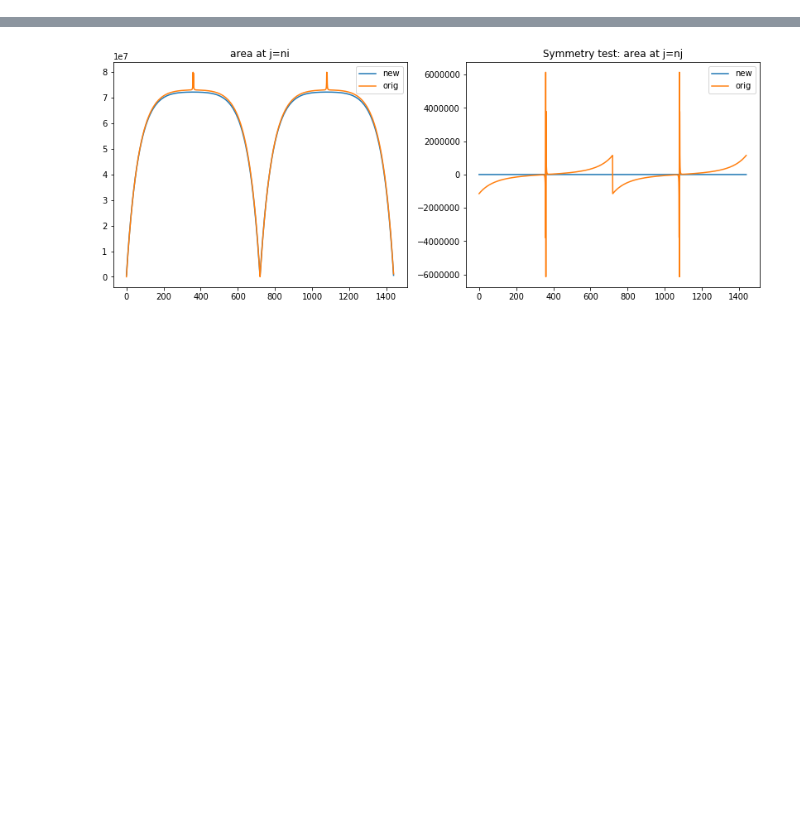
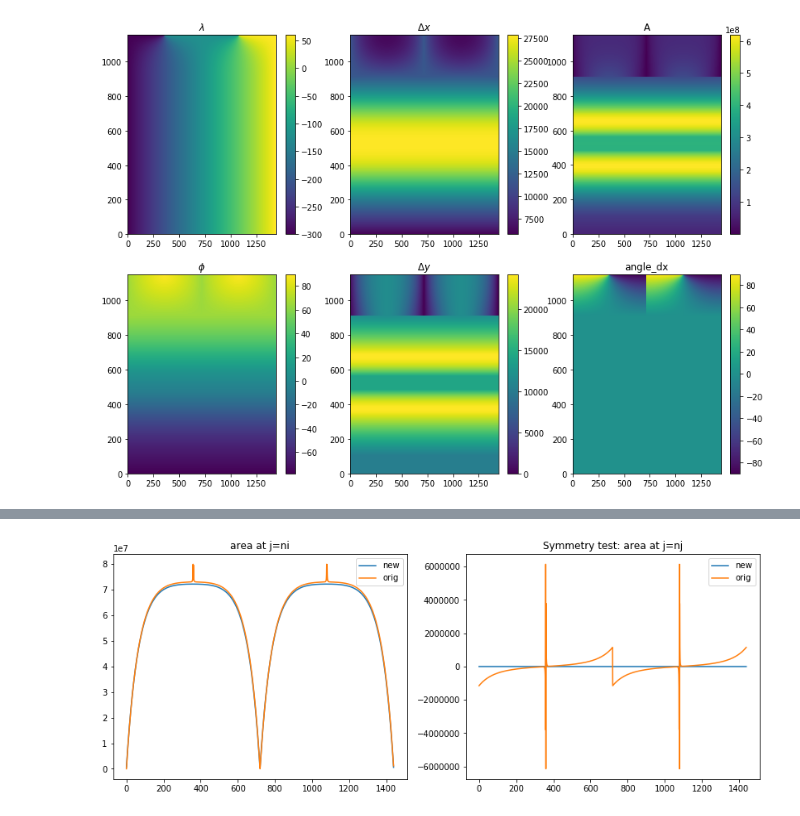
Before and after one commit to nikizadehgfdl/grid_generation, a Jupyter notebook: Checks for 0.5-degree grid.ipynb, the cells around one changed output, grey strips where cells are left out. Drawn from its saved outputs; the diff is of its cells as text; code cells hidden in the pictures; blank space fills up the shorter version.

```diff
--- a/Checks for 0.5-degree grid.ipynb
+++ b/Checks for 0.5-degree grid.ipynb
@@ -9,2 +31,12 @@ New05 = netCDF4.Dataset('ocean_hgrid_res0.5_equenh.nc')
+# %%
+plt.figure(figsize=(14,10));
+plt.subplot(231); plt.pcolormesh( New05['x'][:]); plt.colorbar();plt.title('$\lambda$'); plt.xlim(xl); plt.ylim(yl);
+plt.subplot(234); plt.pcolormesh( New05['y'][:]); plt.colorbar();plt.title('$\phi$'); plt.xlim(xl); plt.ylim(yl);
+plt.subplot(232); plt.pcolormesh( New05['dx'][:]); plt.colorbar();plt.title('$\Delta x$'); plt.xlim(xl); plt.ylim(yl);
+plt.subplot(235); plt.pcolormesh( New05['dy'][:]); plt.colorbar();plt.title('$\Delta y$'); plt.xlim(xl); plt.ylim(yl);
+plt.subplot(233); plt.pcolormesh( New05['area'][:]); plt.colorbar();plt.title('A'); plt.xlim(xl); plt.ylim(yl);
+plt.subplot(236); plt.pcolormesh( New05['angle_dx'][:]); plt.colorbar();plt.title('angle_dx'); plt.xlim(xl); plt.ylim(yl);
+# %% [output]
+[figure, added]
 # %%
 plt.figure(figsize=(14,10));
```
Also changed, not shown: parts of 10 cells of this notebook.
